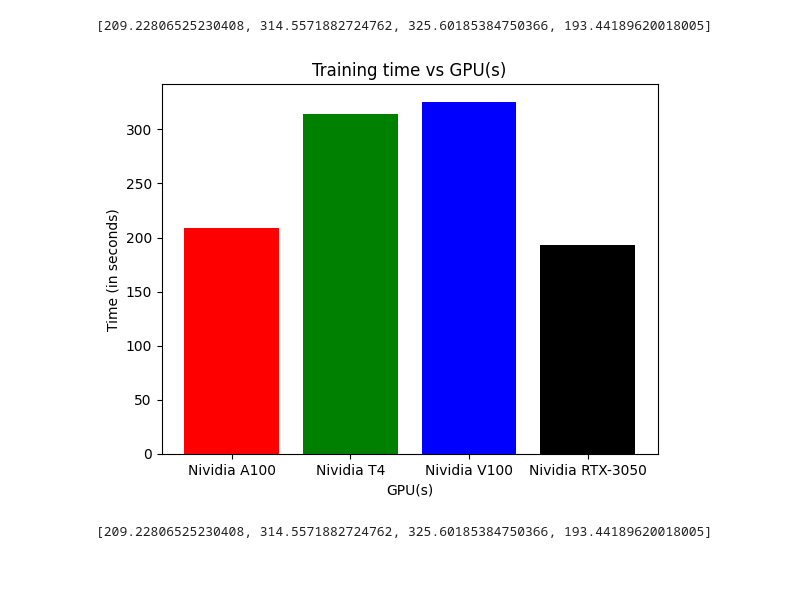
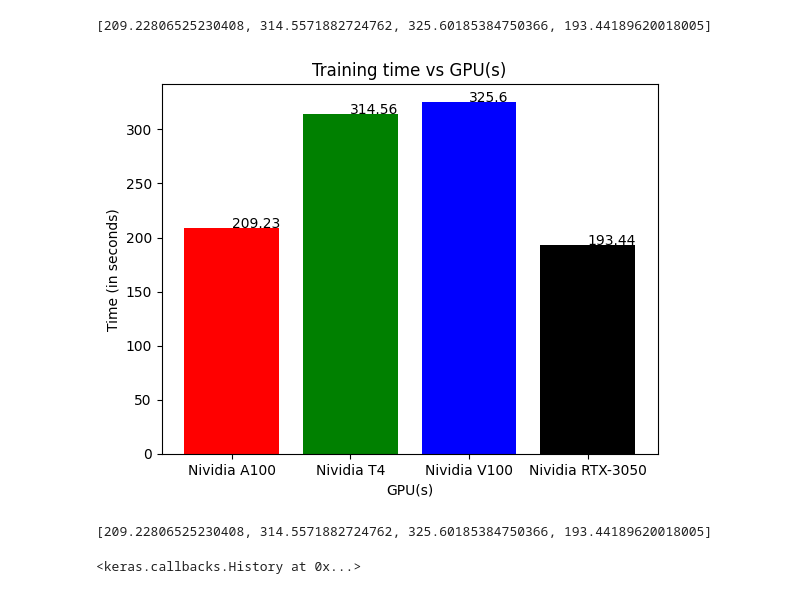
Before and after one commit to Ujjwal-Mk/IEEE, a Jupyter notebook: GPU_Plots.ipynb, the cells around one changed output. Saved outputs shown, nothing was run; the diff lists cells and outputs as text; code cells hidden in the pictures.

```diff
--- a/GPU_Plots.ipynb
+++ b/GPU_Plots.ipynb
@@ -24,13 +24,17 @@ vars2
 # %%
 filename2=["Nividia A100","Nividia T4","Nividia V100","Nividia RTX-3050"]
 # %%
+def addlabels(x,y):
+    for i in range(len(x)):
+        plt.text(i,y[i],round(y[i],2))
 plt.bar(filename2,height=vars2, color=["r","g","b","black"])
+addlabels(filename2,vars2)
 plt.title("Training time vs GPU(s)")
 plt.ylabel("Time (in seconds)")
 plt.xlabel("GPU(s)")
 plt.savefig("plot_model/GPU_Comparision")
 # %% [output]
-[figure, old version]
+[figure, new version]
 # %%
 filename3 = ["history-A100","history-t4","history-v100","hist_dcnn.pkl"]
 # %%
@@ -42,3 +46,9 @@ def load_variables(filename=[]):
 load_variables(filename,vars2)
 # %% [output]
 [209.22806525230408, 314.5571882724762, 325.60185384750366, 193.44189620018005]
+# %%
+with open("history_var/hist_dcnn.pkl", "rb") as file:
+        hist_dcnn = pickle.load(file)
+hist_dcnn
+# %% [output]
+<keras.callbacks.History at 0x...>
```
Also changed, not shown: parts of 7 cells of this notebook, 7 other files.
